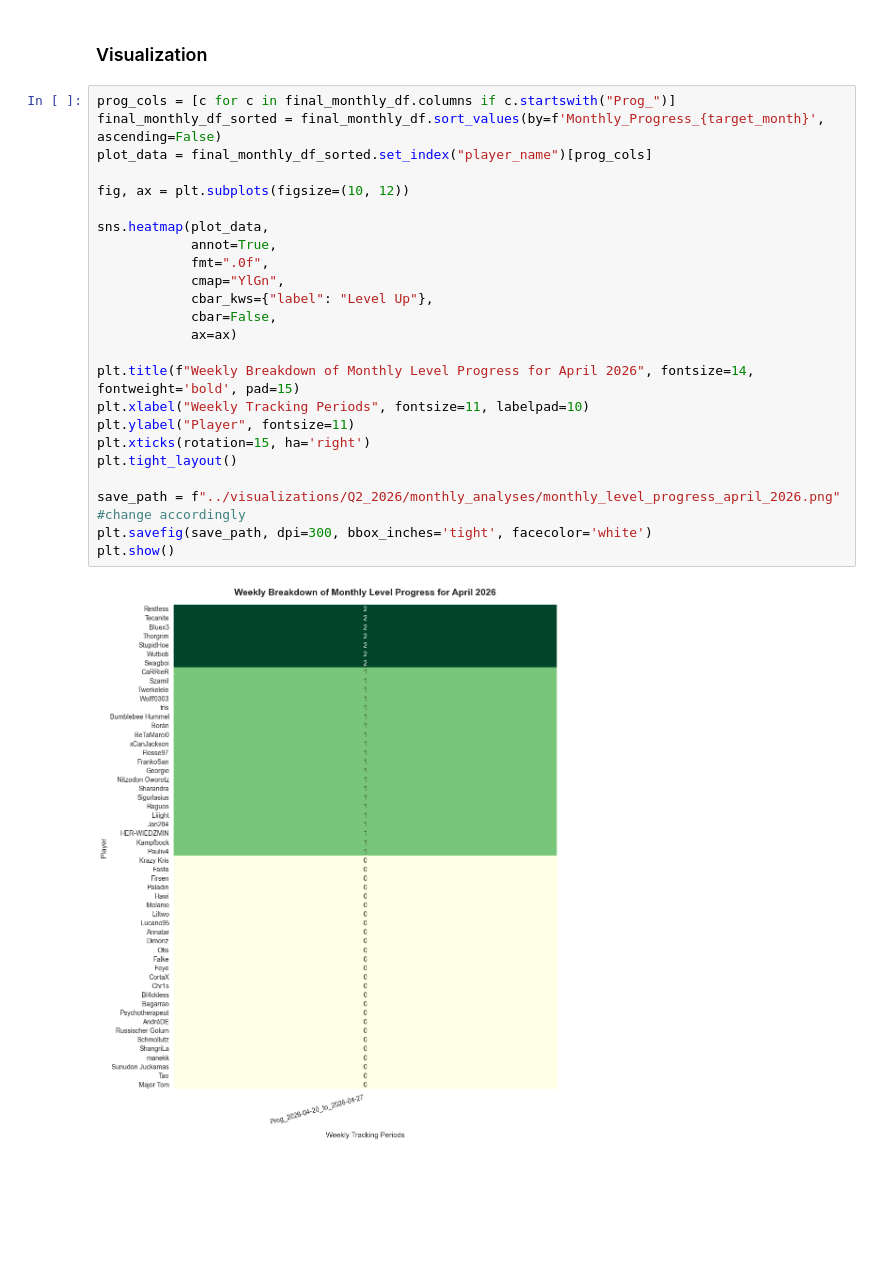
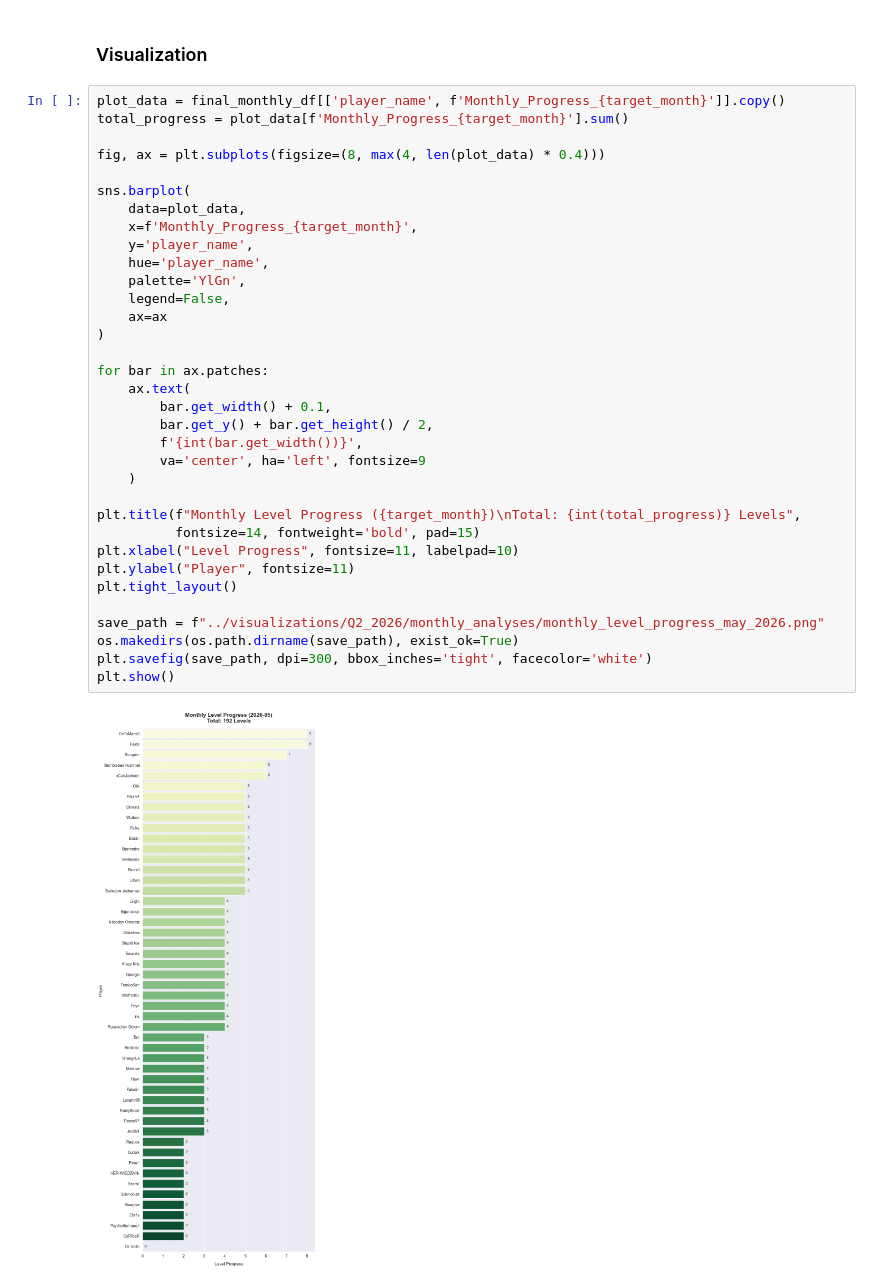
Before and after one commit to marcel-blum/SF_Statistical_Mechanics, a Jupyter notebook: analyses/monthly_level_analysis.ipynb, the cells around one changed output. Drawn from its saved outputs; the diff is of its cells as text; blank space fills up the shorter version.

```diff
--- a/analyses/monthly_level_analysis.ipynb
+++ b/analyses/monthly_level_analysis.ipynb
@@ -76,28 +78,38 @@ print(final_monthly_df)
 # %% [markdown]
 ### Visualization
 # %%
-prog_cols = [c for c in final_monthly_df.columns if c.startswith("Prog_")]
-final_monthly_df_sorted = final_monthly_df.sort_values(by=f'Monthly_Progress_{target_month}', ascending=False)
-plot_data = final_monthly_df_sorted.set_index("player_name")[prog_cols]
+plot_data = final_monthly_df[['player_name', f'Monthly_Progress_{target_month}']].copy()
+total_progress = plot_data[f'Monthly_Progress_{target_month}'].sum()
 
-fig, ax = plt.subplots(figsize=(10, 12))
+fig, ax = plt.subplots(figsize=(8, max(4, len(plot_data) * 0.4)))
 
-sns.heatmap(plot_data,
-            annot=True,
-            fmt=".0f",
-            cmap="YlGn",
-            cbar_kws={"label": "Level Up"},
-            cbar=False,
-            ax=ax)
+sns.barplot(
+    data=plot_data,
+    x=f'Monthly_Progress_{target_month}',
+    y='player_name',
+    hue='player_name',
+    palette='YlGn',
+    legend=False,
+    ax=ax
+)
 
-plt.title(f"Weekly Breakdown of Monthly Level Progress for April 2026", fontsize=14, fontweight='bold', pad=15)
-plt.xlabel("Weekly Tracking Periods", fontsize=11, labelpad=10)
+for bar in ax.patches:
+    ax.text(
+        bar.get_width() + 0.1,
+        bar.get_y() + bar.get_height() / 2,
+        f'{int(bar.get_width())}',
+        va='center', ha='left', fontsize=9
+    )
+
+plt.title(f"Monthly Level Progress ({target_month})\nTotal: {int(total_progress)} Levels",
+          fontsize=14, fontweight='bold', pad=15)
+plt.xlabel("Level Progress", fontsize=11, labelpad=10)
 plt.ylabel("Player", fontsize=11)
-plt.xticks(rotation=15, ha='right')
 plt.tight_layout()
 
-save_path = f"../visualizations/Q2_2026/monthly_analyses/monthly_level_progress_april_2026.png" #change accordingly
+save_path = f"../visualizations/Q2_2026/monthly_analyses/monthly_level_progress_may_2026.png"
+os.makedirs(os.path.dirname(save_path), exist_ok=True)
 plt.savefig(save_path, dpi=300, bbox_inches='tight', facecolor='white')
 plt.show()
 # %% [output]
-[figure, old version]
+[figure, new version]
```
Also changed, not shown: parts of 4 cells of this notebook, 5 other files.
